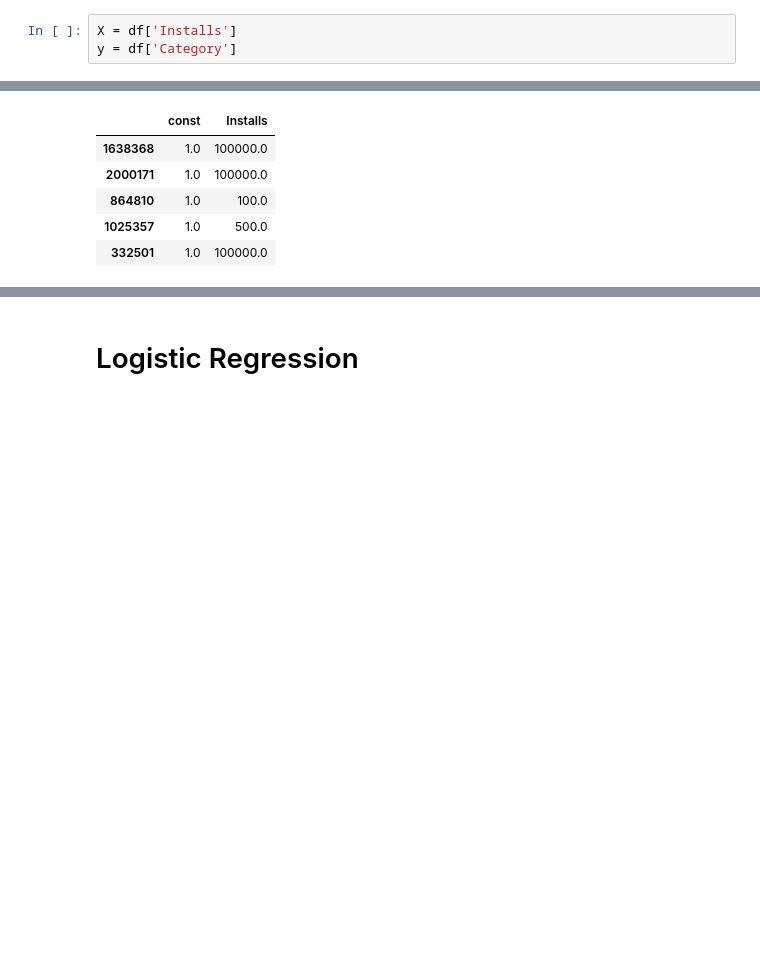
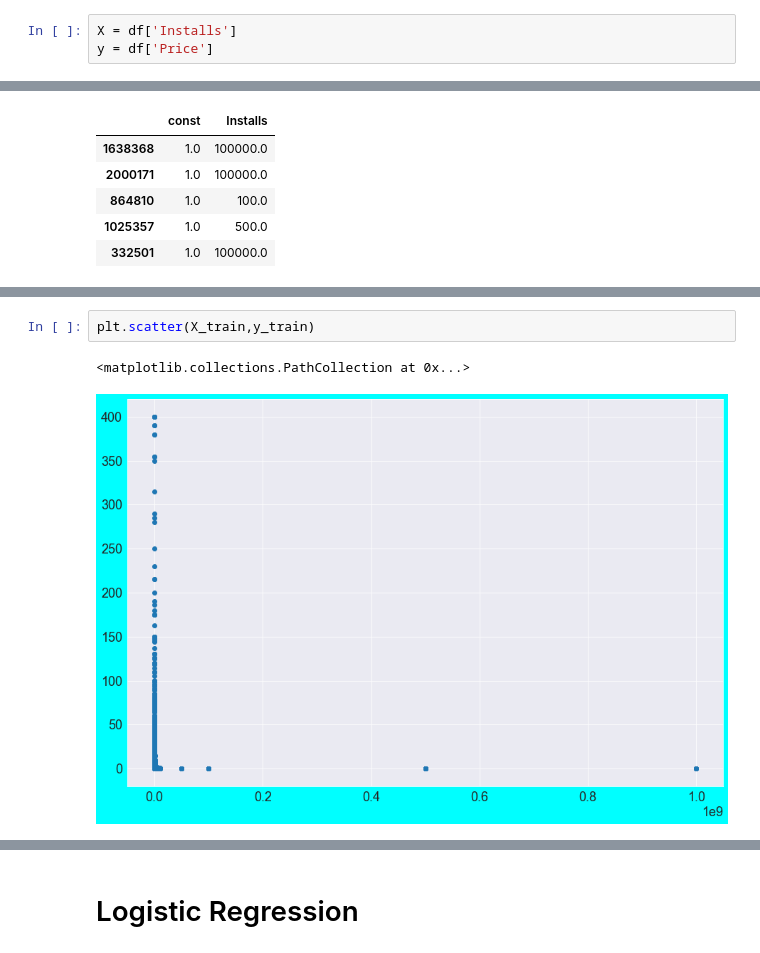
Before and after one commit to emojiworld777/google-playstore, a Jupyter notebook: edasatvik-checkpoint.ipynb, the cells around one changed output, grey strips where cells are left out. Cells and saved outputs as stored; diff of their text form; blank space fills up the shorter version.

```diff
--- a/edasatvik-checkpoint.ipynb
+++ b/edasatvik-checkpoint.ipynb
@@ -859,7 +859,7 @@ sns.heatmap(df.corr(),annot = True)
 Performing Simple linear regression
 # %%
 X = df['Installs']
-y = df['Category']
+y = df['Price']
 # %% [markdown]
 Checking the installs rate:-
 # %%
@@ -931,0 +953,5 @@ NameError: name 'lr_model' is not defined
+# %%
+plt.scatter(X_train,y_train)
+# %% [output]
+<matplotlib.collections.PathCollection at 0x...>
+[figure, added]
```
Also changed, not shown: parts of 5 cells of this notebook.
